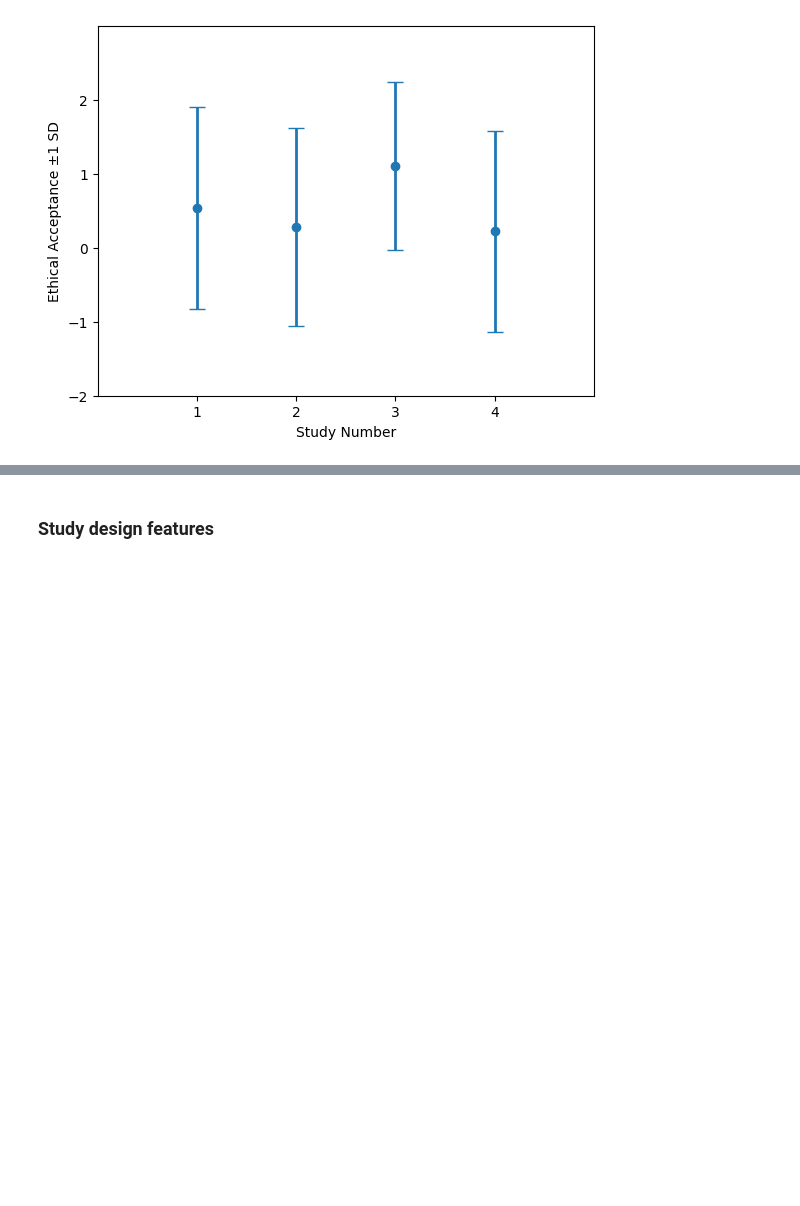
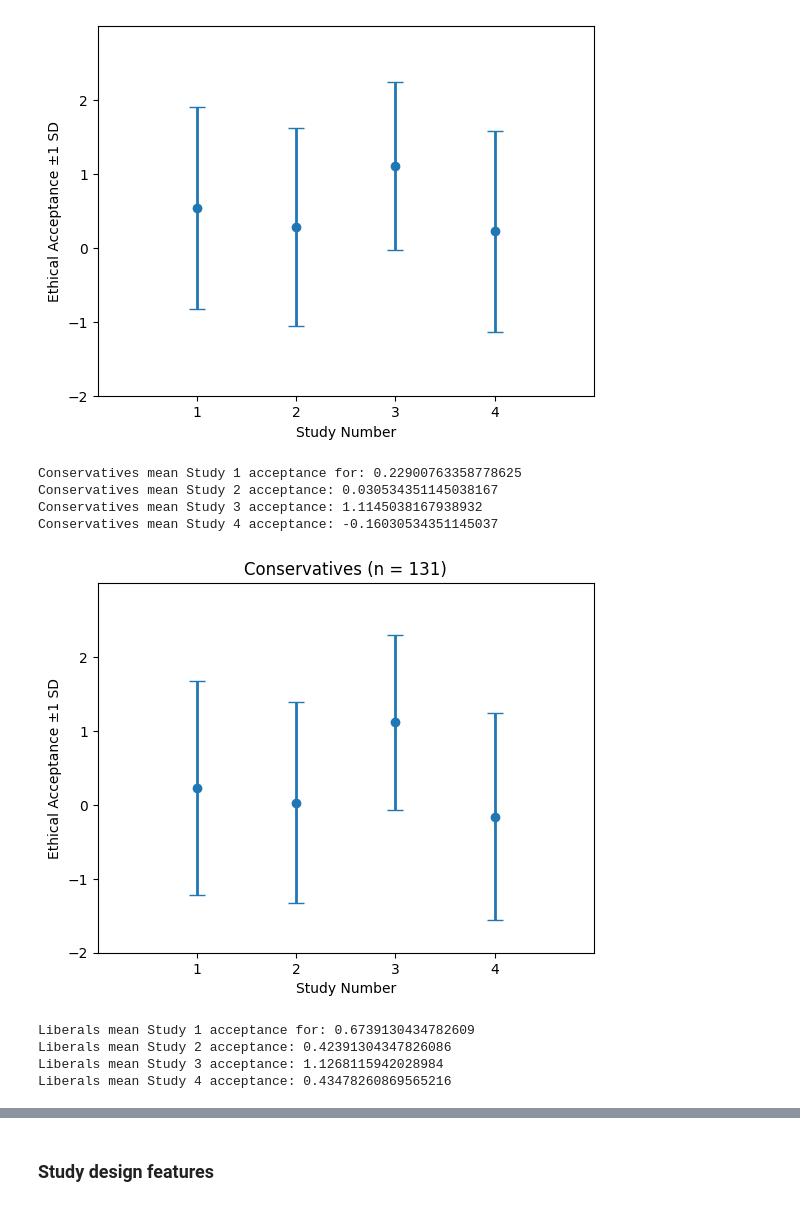
Before and after one commit to vincejstraub/article-digex-survey, a Jupyter notebook: code/notebooks/03-digex-exploratory-analysis.ipynb, the cells around one changed output, grey strips where cells are left out. Saved outputs shown, nothing was run; the diff lists cells and outputs as text; code cells hidden in the pictures; blank space fills up the shorter version.

Commit message:
politically split study acceptance

```diff
--- a/code/notebooks/03-digex-exploratory-analysis.ipynb
+++ b/code/notebooks/03-digex-exploratory-analysis.ipynb
@@ -199,0 +203,56 @@ plt.show()
+# %%
+study_1_ethic_acc_cons = cons['study_1_ethic_acc'].map({'Completely unacceptable': -2,
+                                                           'Somewhat unacceptable': -1,
+                                                           'Neutral': 0,
+                                                           'Somewhat acceptable': 1,
+                                                           'Completely acceptable': 2})
+study_2_ethic_acc_cons = cons['study_2_ethic_acc'].map({'Completely unacceptable': -2,
+                                                           'Somewhat unacceptable': -1,
+                                                           'Neutral': 0,
+                                                           'Somewhat acceptable': 1,
+                                                           'Completely acceptable': 2})
+study_3_ethic_acc_cons = cons['study_3_ethic_acc'].map({'Completely unacceptable': -2,
+                                                           'Somewhat unacceptable': -1,
+                                                           'Neutral': 0,
+                                                           'Somewhat acceptable': 1,
+                                                           'Completely acceptable': 2})
+study_4_ethic_acc_cons = cons['study_4_ethic_acc'].map({'Completely unacceptable': -2,
+                                                           'Somewhat unacceptable': -1,
+                                                           'Neutral': 0,
+                                                           'Somewhat acceptable': 1,
+                                                           'Completely acceptable': 2})
+# %%
+print("Conservatives mean Study 1 acceptance for:", study_1_ethic_acc_cons.mean())
+print("Conservatives mean Study 2 acceptance:", study_2_ethic_acc_cons.mean())
+print("Conservatives mean Study 3 acceptance:", study_3_ethic_acc_cons.mean())
+print("Conservatives mean Study 4 acceptance:", study_4_ethic_acc_cons.mean())
+# %% [output]
+Conservatives mean Study 1 acceptance for: 0.22900763358778625
+Conservatives mean Study 2 acceptance: 0.030534351145038167
+Conservatives mean Study 3 acceptance: 1.1145038167938932
+Conservatives mean Study 4 acceptance: -0.16030534351145037
+# %%
+fig, ax = plt.subplots()
+
+x = [1,2,3,4]
+y = [study_1_ethic_acc_cons.mean(),
+     study_2_ethic_acc_cons.mean(),
+     study_3_ethic_acc_cons.mean(),
+     study_4_ethic_acc_cons.mean()]
+yerr = [study_1_ethic_acc_cons.std(),
+     study_2_ethic_acc_cons.std(),
+     study_3_ethic_acc_cons.std(),
+     study_4_ethic_acc_cons.std()]
+
+ax.errorbar(x, y, yerr, fmt='o', linewidth=2, capsize=6)
+
+ax.set(xlim=(0, 5), xticks=np.arange(1, 5),
+       ylim=(-2, 3), yticks=np.arange(-2, 3))
+
+plt.title('Conservatives (n = 131)')
+plt.xlabel('Study Number')
+plt.ylabel('Ethical Acceptance ±1 SD')
+
+plt.show()
+# %% [output]
+[figure, added]
@@ -199,0 +280,10 @@ plt.show()
+# %%
+print("Liberals mean Study 1 acceptance for:", study_1_ethic_acc_libs.mean())
+print("Liberals mean Study 2 acceptance:", study_2_ethic_acc_libs.mean())
+print("Liberals mean Study 3 acceptance:", study_3_ethic_acc_libs.mean())
+print("Liberals mean Study 4 acceptance:", study_4_ethic_acc_libs.mean())
+# %% [output]
+Liberals mean Study 1 acceptance for: 0.6739130434782609
+Liberals mean Study 2 acceptance: 0.42391304347826086
+Liberals mean Study 3 acceptance: 1.1268115942028984
+Liberals mean Study 4 acceptance: 0.43478260869565216
```
Also changed, not shown: parts of 4 cells of this notebook.
